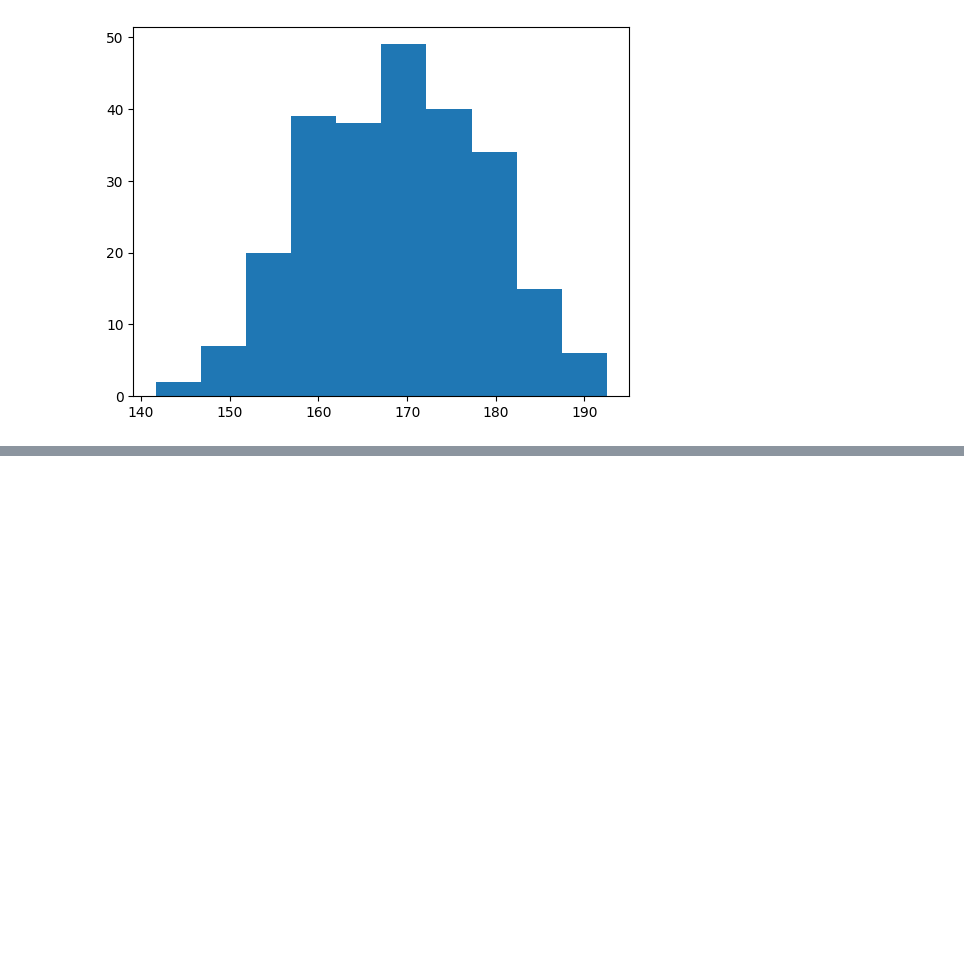
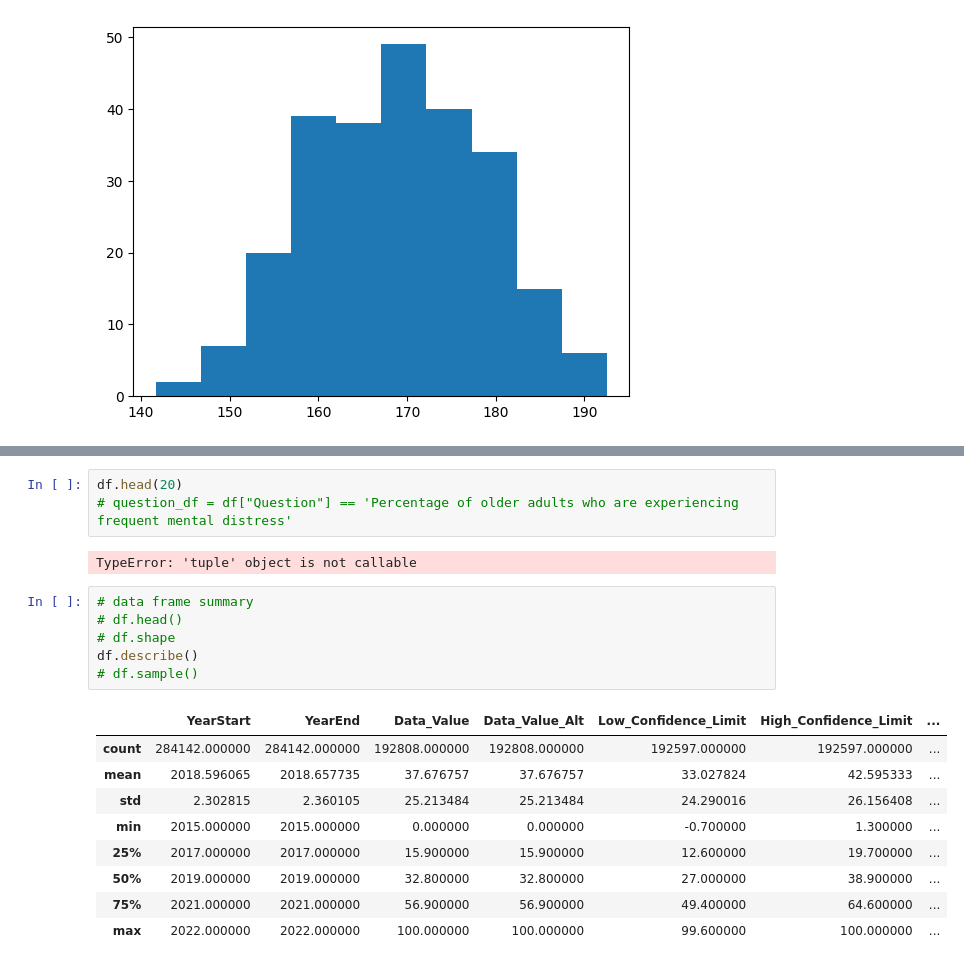
Before and after one commit to helloprof/BTL300-NCC, a Jupyter notebook: Stats1.ipynb, the cells around one changed output, grey strips where cells are left out. Cells and saved outputs as stored; diff of their text form; blank space fills up the shorter version.

```diff
--- a/Stats1.ipynb
+++ b/Stats1.ipynb
@@ -26,0 +35,21 @@ plt.hist(x)
+# %%
+df.head(20)
+# question_df = df["Question"] == 'Percentage of older adults who are experiencing frequent mental distress'
+# %% [output]
+TypeError: 'tuple' object is not callable
+# %%
+# data frame summary
+# df.head()
+# df.shape
+df.describe()
+# df.sample()
+# %% [output]
+|  | YearStart | YearEnd | Data_Value | Data_Value_Alt | Low_Confidence_Limit | High_Confidence_Limit | ... |
+| count | 284142.000000 | 284142.000000 | 192808.000000 | 192808.000000 | 192597.000000 | 192597.000000 | ... |
+| mean | 2018.596065 | 2018.657735 | 37.676757 | 37.676757 | 33.027824 | 42.595333 | ... |
+| std | 2.302815 | 2.360105 | 25.213484 | 25.213484 | 24.290016 | 26.156408 | ... |
+| min | 2015.000000 | 2015.000000 | 0.000000 | 0.000000 | -0.700000 | 1.300000 | ... |
+| 25% | 2017.000000 | 2017.000000 | 15.900000 | 15.900000 | 12.600000 | 19.700000 | ... |
+| 50% | 2019.000000 | 2019.000000 | 32.800000 | 32.800000 | 27.000000 | 38.900000 | ... |
+| 75% | 2021.000000 | 2021.000000 | 56.900000 | 56.900000 | 49.400000 | 64.600000 | ... |
+| max | 2022.000000 | 2022.000000 | 100.000000 | 100.000000 | 99.600000 | 100.000000 | ... |
```
Also changed, not shown: parts of 10 cells of this notebook.
